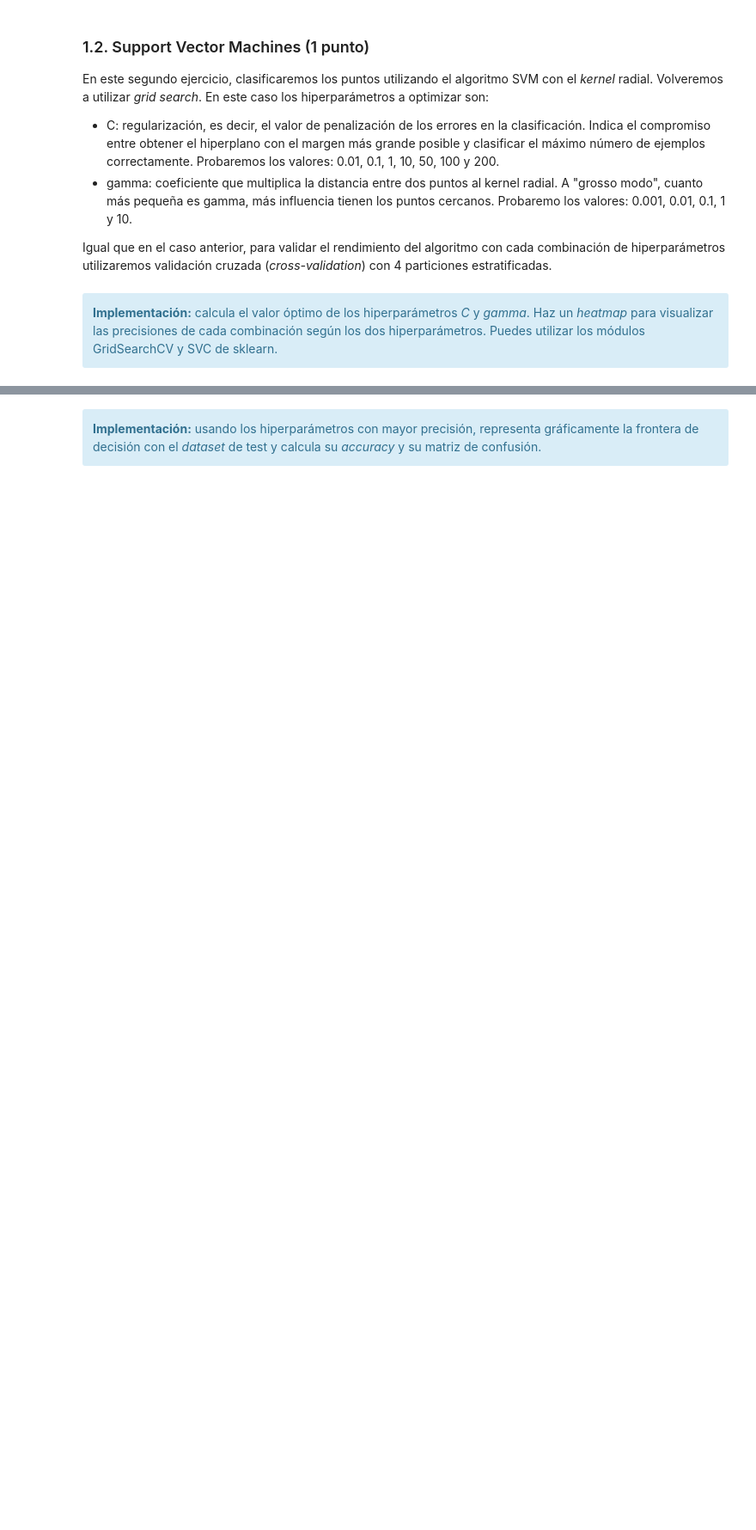
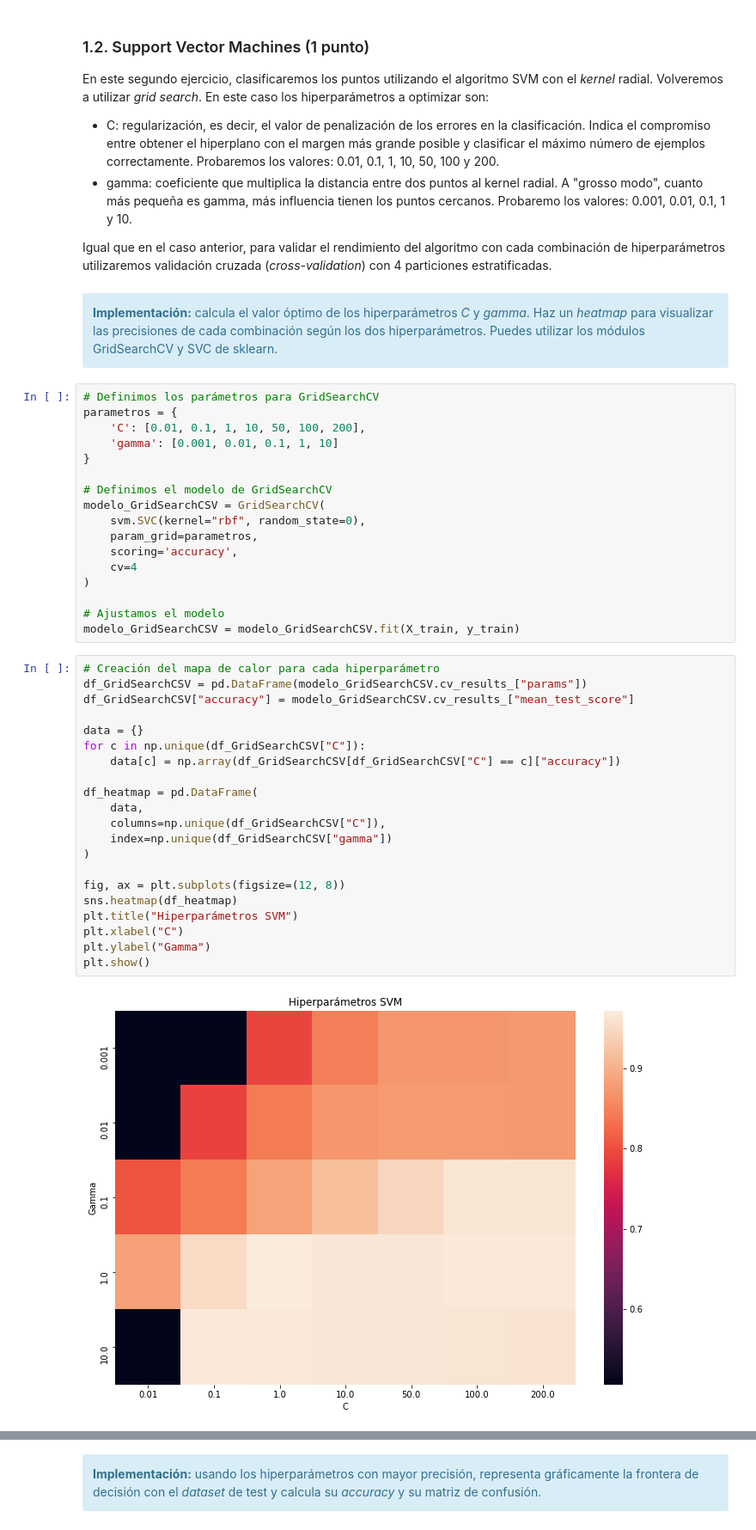
Before and after one commit to mariousm/Data-Science-Master, a Jupyter notebook: 2021-22/PrimerSemestre/Mineria/PEC3/20211_M2.855_PEC3_Enunciado.ipynb, the cells around one changed output, grey strips where cells are left out. Shown: that part at 86% size. Drawn from its saved outputs; the diff is of its cells as text; blank space fills up the shorter version.

```diff
--- a/2021-22/PrimerSemestre/Mineria/PEC3/20211_M2.855_PEC3_Enunciado.ipynb
+++ b/2021-22/PrimerSemestre/Mineria/PEC3/20211_M2.855_PEC3_Enunciado.ipynb
@@ -260,3 +260,43 @@ Igual que en el caso anterior, para validar el rendimiento del algoritmo con cad
 <div class="alert alert-block alert-info">
     <strong>Implementación:</strong> calcula el valor óptimo de los hiperparámetros <i>C</i> y <i>gamma</i>. Haz un <i>heatmap</i> para visualizar las precisiones de cada combinación según los dos hiperparámetros. Puedes utilizar los módulos GridSearchCV y SVC de sklearn.
 </div>
+# %%
+# Definimos los parámetros para GridSearchCV
+parametros = {
+    'C': [0.01, 0.1, 1, 10, 50, 100, 200],
+    'gamma': [0.001, 0.01, 0.1, 1, 10]
+}
+
+# Definimos el modelo de GridSearchCV
+modelo_GridSearchCSV = GridSearchCV(
+    svm.SVC(kernel="rbf", random_state=0),
+    param_grid=parametros,
+    scoring='accuracy',
+    cv=4
+)
+
+# Ajustamos el modelo
+modelo_GridSearchCSV = modelo_GridSearchCSV.fit(X_train, y_train)
+# %%
+# Creación del mapa de calor para cada hiperparámetro
+df_GridSearchCSV = pd.DataFrame(modelo_GridSearchCSV.cv_results_["params"])
+df_GridSearchCSV["accuracy"] = modelo_GridSearchCSV.cv_results_["mean_test_score"]
+
+data = {}
+for c in np.unique(df_GridSearchCSV["C"]):
+    data[c] = np.array(df_GridSearchCSV[df_GridSearchCSV["C"] == c]["accuracy"])
+
+df_heatmap = pd.DataFrame(
+    data,
+    columns=np.unique(df_GridSearchCSV["C"]),
+    index=np.unique(df_GridSearchCSV["gamma"])
+)
+
+fig, ax = plt.subplots(figsize=(12, 8))
+sns.heatmap(df_heatmap)
+plt.title("Hiperparámetros SVM")
+plt.xlabel("C")
+plt.ylabel("Gamma")
+plt.show()
+# %% [output]
+[figure, added]
```
Also changed, not shown: parts of 5 cells of this notebook.
